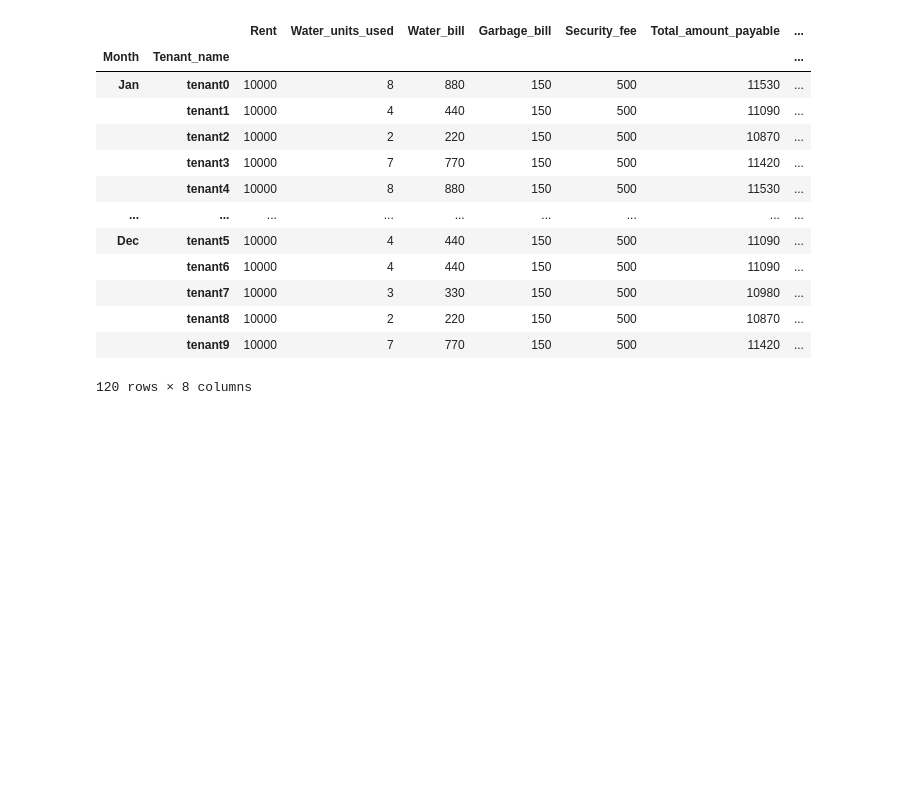
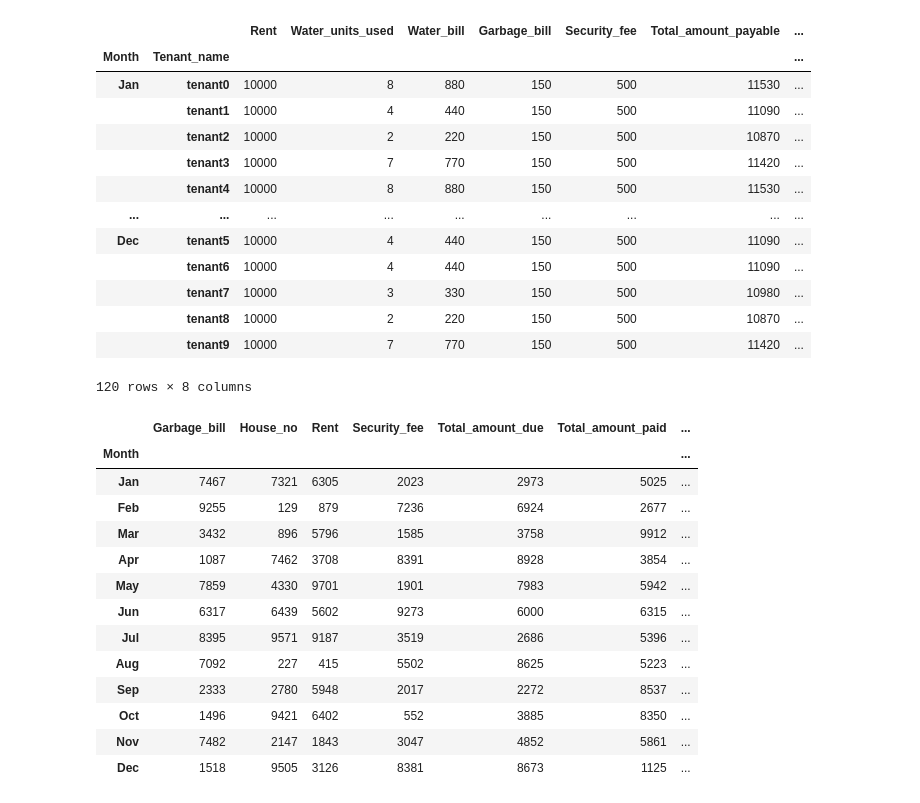
Before and after one commit to lyraxvincent/landlord-tenant-bills-dashboard, a Jupyter notebook: create files.ipynb, the cells around one changed output. Cells and saved outputs as stored; diff of their text form; code cells hidden in the pictures; blank space fills up the shorter version.

```diff
--- a/create files.ipynb
+++ b/create files.ipynb
@@ -105,3 +105,21 @@ df
 |  | tenant8 | 10000 | 2 | 220 | 150 | 500 | 10870 | ... |
 |  | tenant9 | 10000 | 7 | 770 | 150 | 500 | 11420 | ... |
 120 rows × 8 columns
+# %%
+# records for a specific tenant
+records.reset_index()[records.reset_index().Tenant_name == 'tenant0'].pivot_table(index='Month').reindex(months)
+# %% [output]
+|  | Garbage_bill | House_no | Rent | Security_fee | Total_amount_due | Total_amount_paid | ... |
+| Month |  |  |  |  |  |  | ... |
+| Jan | 7467 | 7321 | 6305 | 2023 | 2973 | 5025 | ... |
+| Feb | 9255 | 129 | 879 | 7236 | 6924 | 2677 | ... |
+| Mar | 3432 | 896 | 5796 | 1585 | 3758 | 9912 | ... |
+| Apr | 1087 | 7462 | 3708 | 8391 | 8928 | 3854 | ... |
+| May | 7859 | 4330 | 9701 | 1901 | 7983 | 5942 | ... |
+| Jun | 6317 | 6439 | 5602 | 9273 | 6000 | 6315 | ... |
+| Jul | 8395 | 9571 | 9187 | 3519 | 2686 | 5396 | ... |
+| Aug | 7092 | 227 | 415 | 5502 | 8625 | 5223 | ... |
+| Sep | 2333 | 2780 | 5948 | 2017 | 2272 | 8537 | ... |
+| Oct | 1496 | 9421 | 6402 | 552 | 3885 | 8350 | ... |
+| Nov | 7482 | 2147 | 1843 | 3047 | 4852 | 5861 | ... |
+| Dec | 1518 | 9505 | 3126 | 8381 | 8673 | 1125 | ... |
```
Also changed, not shown: parts of 4 cells of this notebook.
